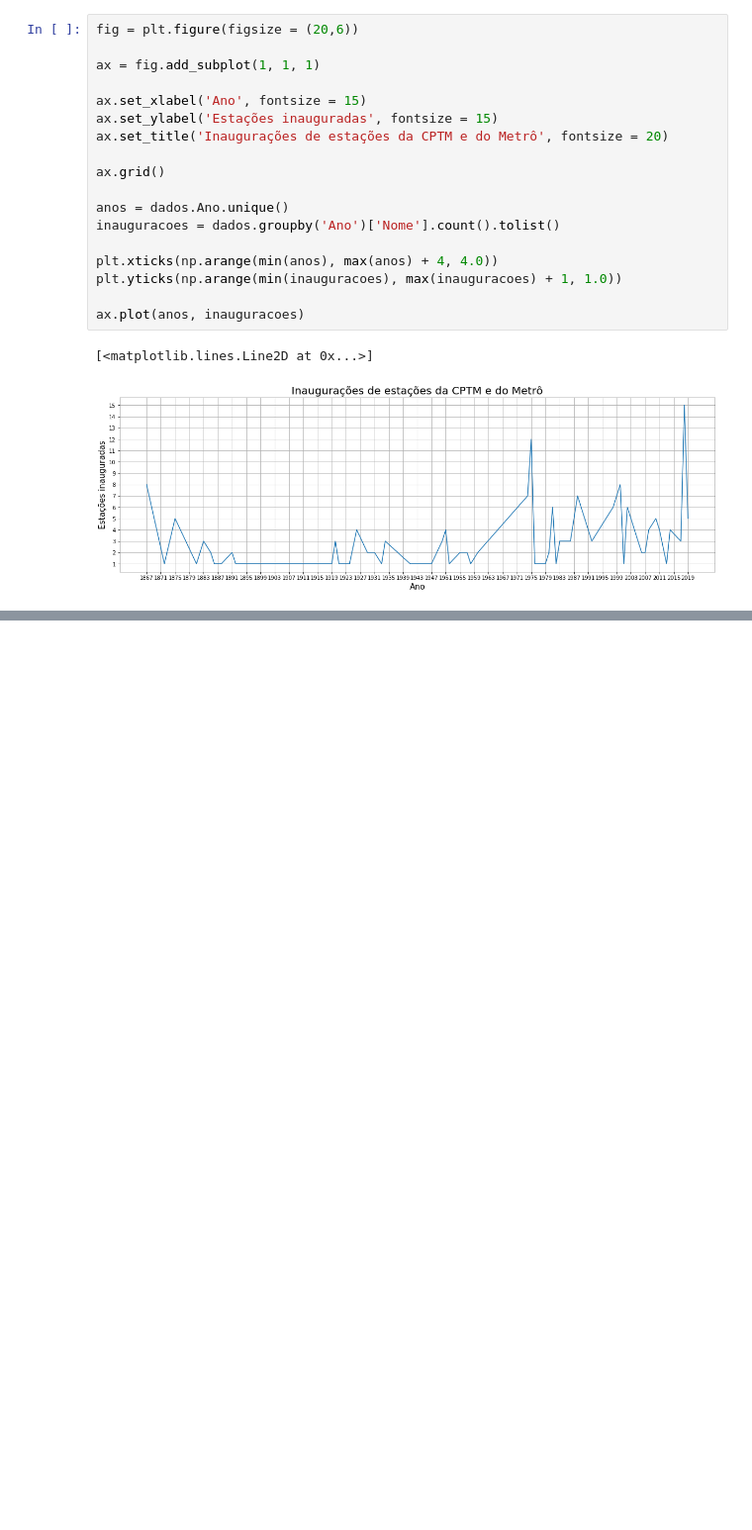
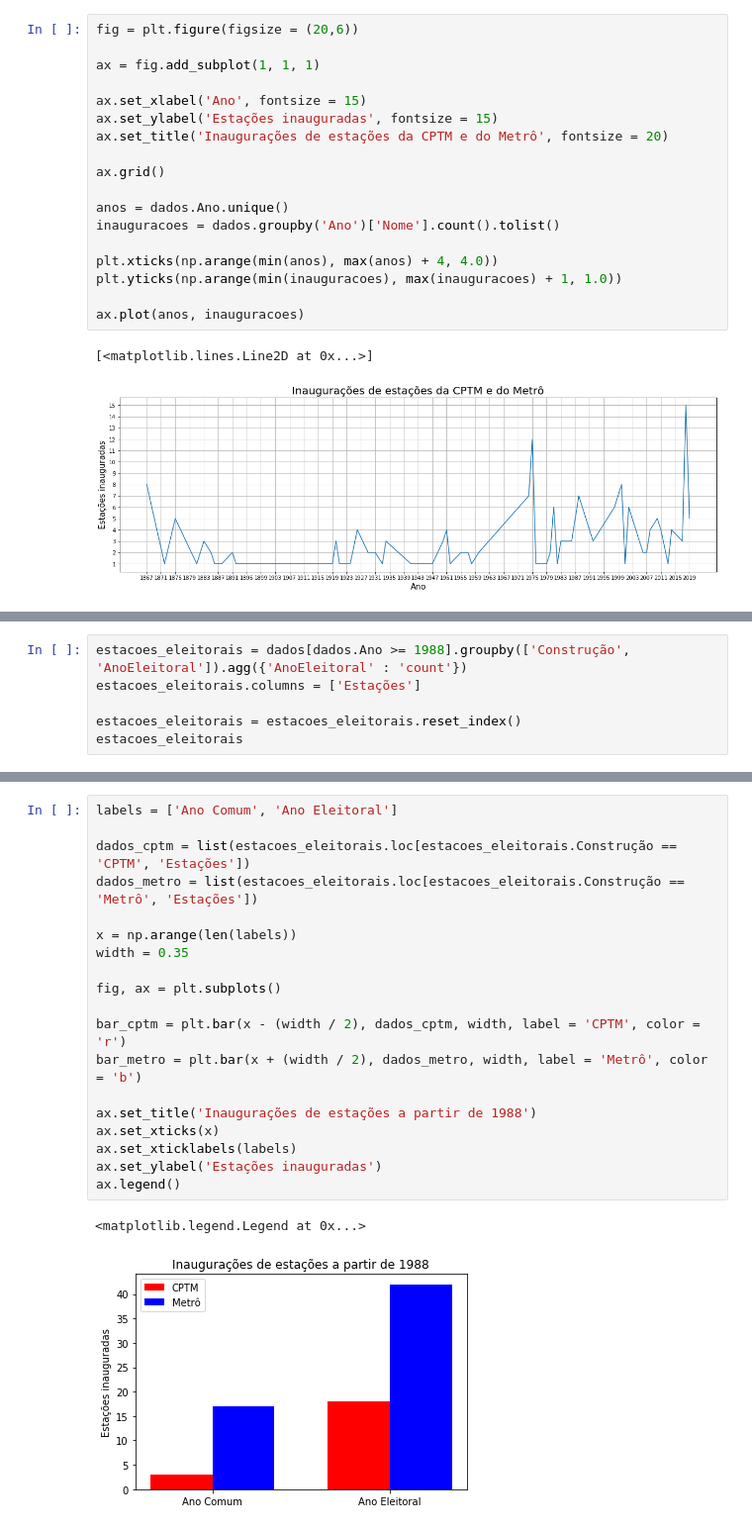
Before and after one commit to DaviSRodrigues/Inauguracoes_Metro_CPTM, a Jupyter notebook: Inaugurações de Estações da CPTM e do Metrô.ipynb, the cells around one changed output, grey strips where cells are left out. Shown: that part at 99% size. Cells and saved outputs as stored; diff of their text form; blank space fills up the shorter version.

```diff
--- a/Inaugurações de Estações da CPTM e do Metrô.ipynb
+++ b/Inaugurações de Estações da CPTM e do Metrô.ipynb
@@ -239,0 +288,6 @@ plt.hist(inauguracoes, bins)
+# %%
+estacoes_eleitorais = dados[dados.Ano >= 1988].groupby(['Construção', 'AnoEleitoral']).agg({'AnoEleitoral' : 'count'})
+estacoes_eleitorais.columns = ['Estações']
+
+estacoes_eleitorais = estacoes_eleitorais.reset_index()
+estacoes_eleitorais
@@ -239,0 +300,22 @@ plt.hist(inauguracoes, bins)
+# %%
+labels = ['Ano Comum', 'Ano Eleitoral']
+
+dados_cptm = list(estacoes_eleitorais.loc[estacoes_eleitorais.Construção == 'CPTM', 'Estações'])
+dados_metro = list(estacoes_eleitorais.loc[estacoes_eleitorais.Construção == 'Metrô', 'Estações'])
+
+x = np.arange(len(labels))
+width = 0.35
+
+fig, ax = plt.subplots()
+
+bar_cptm = plt.bar(x - (width / 2), dados_cptm, width, label = 'CPTM', color = 'r')
+bar_metro = plt.bar(x + (width / 2), dados_metro, width, label = 'Metrô', color = 'b')
+
+ax.set_title('Inaugurações de estações a partir de 1988')
+ax.set_xticks(x)
+ax.set_xticklabels(labels)
+ax.set_ylabel('Estações inauguradas')
+ax.legend()
+# %% [output]
+<matplotlib.legend.Legend at 0x...>
+[figure, added]
```
Also changed, not shown: parts of 15 cells of this notebook.
